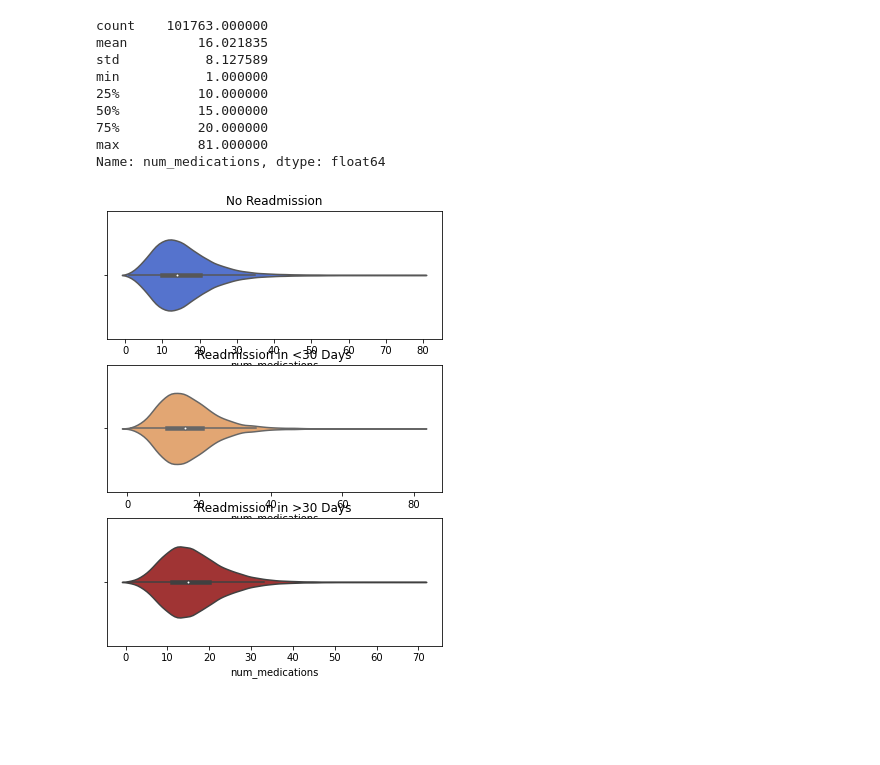
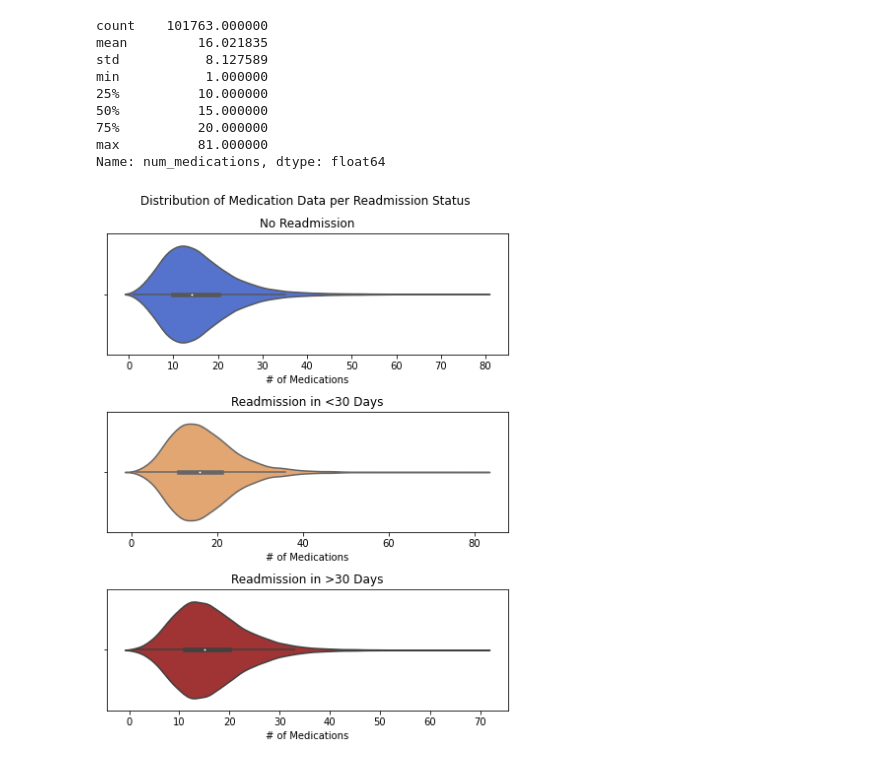
Before and after one commit to yunghanjeong/diabetic_readmission_prediction, a Jupyter notebook: notebooks/diabetes_readmission_eda_jeong.ipynb, the cells around one changed output. Cells and saved outputs as stored; diff of their text form; code cells hidden in the pictures; blank space fills up the shorter version.

```diff
--- a/notebooks/diabetes_readmission_eda_jeong.ipynb
+++ b/notebooks/diabetes_readmission_eda_jeong.ipynb
@@ -49,13 +50,18 @@ x2 = clean_df[clean_df.readmitted == 2]["num_medications"]
 # %%
 fig, ax = plt.subplots(3,1, figsize=(6,8))
 sns.violinplot(x0, color="royalblue", alpha=0.7, ax=ax[0])
 ax[0].set_title("No Readmission")
+ax[0].set_xlabel("# of Medications")
 
 sns.violinplot(x1, color="sandybrown", alpha=0.7, ax=ax[1])
 ax[1].set_title("Readmission in <30 Days")
-
+ax[1].set_xlabel("# of Medications")
 
 sns.violinplot(x2, color="firebrick", alpha=0.7, ax=ax[2])
 ax[2].set_title("Readmission in >30 Days")
+ax[2].set_xlabel("# of Medications")
+
+plt.suptitle("Distribution of Medication Data per Readmission Status")
+plt.tight_layout() #make it neat
 # %% [output]
-[figure, old version]
+[figure, new version]
```
Also changed, not shown: parts of 6 cells of this notebook, 3 other files.
